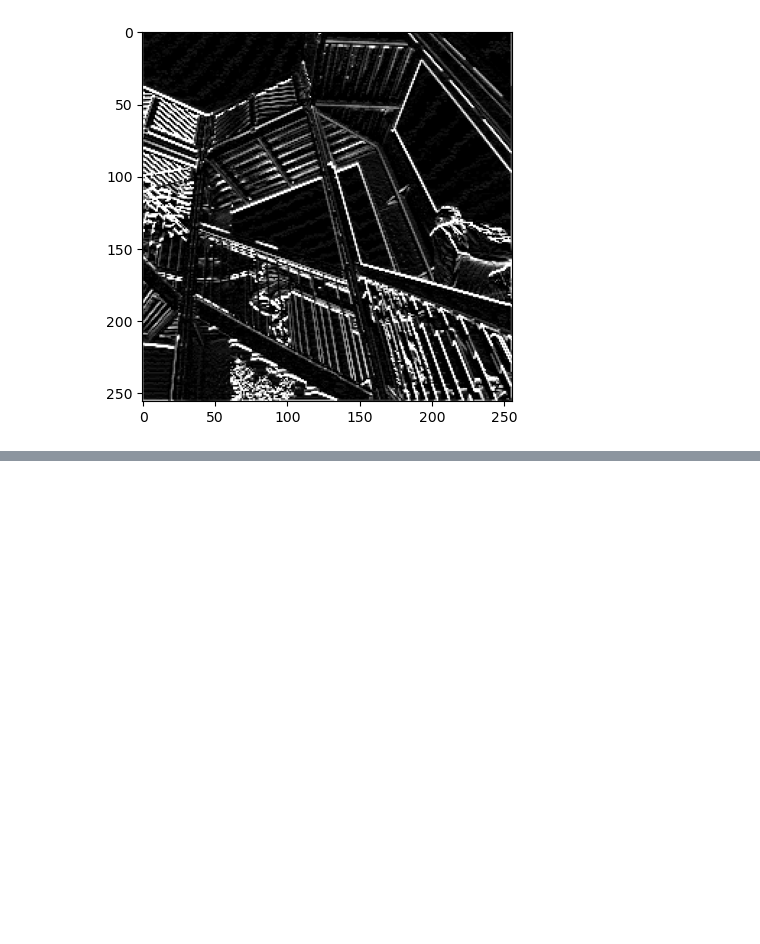
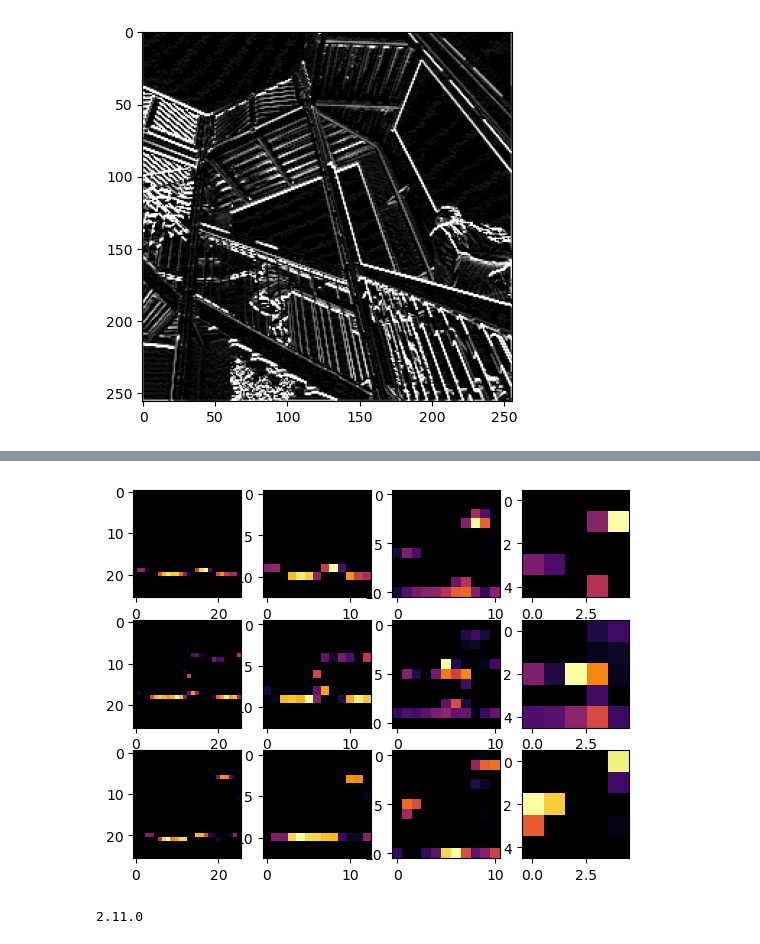
Before and after one commit to AvihaiDidi/Learning-Tutorials, a Jupyter notebook: ZeroToHero.ipynb, the cells around one changed output, grey strips where cells are left out. Drawn from its saved outputs; the diff is of its cells as text; code cells hidden in the pictures; blank space fills up the shorter version.

```diff
--- a/ZeroToHero.ipynb
+++ b/ZeroToHero.ipynb
@@ -335,0 +456,21 @@ plt.show()
+# %%
+import matplotlib.pyplot as plt
+f, axarr = plt.subplots(3,4)
+FIRST_IMAGE=0
+SECOND_IMAGE=23
+THIRD_IMAGE=28
+CONVOLUTION_NUMBER = 6
+from tensorflow.keras import models
+layer_outputs = [layer.output for layer in model.layers]
+activation_model = tf.keras.models.Model(inputs = model.input, outputs = layer_outputs)
+for x in range(0,4):
+    f1 = activation_model.predict(test_images[FIRST_IMAGE].reshape(1, 28, 28, 1))[x]
+    axarr[0,x].imshow(f1[0, : , :, CONVOLUTION_NUMBER], cmap='inferno')
+    axarr[0,x].grid(False)
+    f2 = activation_model.predict(test_images[SECOND_IMAGE].reshape(1, 28, 28, 1))[x]
+    axarr[1,x].imshow(f2[0, : , :, CONVOLUTION_NUMBER], cmap='inferno')
+    axarr[1,x].grid(False)
+    f3 = activation_model.predict(test_images[THIRD_IMAGE].reshape(1, 28, 28, 1))[x]
+    axarr[2,x].imshow(f3[0, : , :, CONVOLUTION_NUMBER], cmap='inferno')
+    axarr[2,x].grid(False)
+# %% [output]
@@ -335,0 +489,51 @@ plt.show()
+[figure, added]
+# %%
+# --------------------------------------------------------------------------------
+# Exercises WOOOOOOOOOO
+# https://developers.google.com/codelabs/tensorflow-4-cnns#7
+# --------------------------------------------------------------------------------
+import tensorflow as tf
+import time
+print(tf.__version__)
+mnist = tf.keras.datasets.fashion_mnist
+(training_images, training_labels), (test_images, test_labels) = mnist.load_data()
+training_images=training_images.reshape(60000, 28, 28, 1)
+training_images=training_images / 255.0
+test_images = test_images.reshape(10000, 28, 28, 1)
+test_images=test_images / 255.0
+
+from contextlib import contextmanager
+import sys, os
+
+@contextmanager
+def suppress_stdout():
+    with open(os.devnull, "w") as devnull:
+        old_stdout = sys.stdout
+        sys.stdout = devnull
+        try:
+            yield
+        finally:
+            sys.stdout = old_stdout
+
+# this thing is for supressing output
+# use
+with suppress_stdout():
+    print("invisible output, woooo")
+# for it to work
+
+def maxIndex(l):
+    max_index = -1
+    max_val = - np.Infinity
+    for i, n in enumerate(l):
+        if max_val < n:
+            max_val = n
+            max_index = i
+    return max_index
+
+# IMPORTS GO HERE
+import tensorflow as tf
+import numpy as np
+from tensorflow import keras
+from matplotlib import pyplot as plt
+# %% [output]
+2.11.0
```
Also changed, not shown: parts of 12 cells of this notebook.
